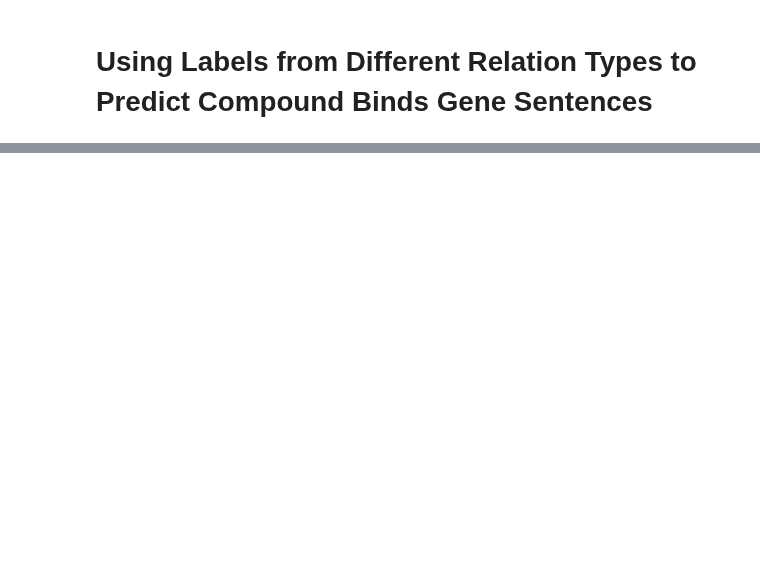
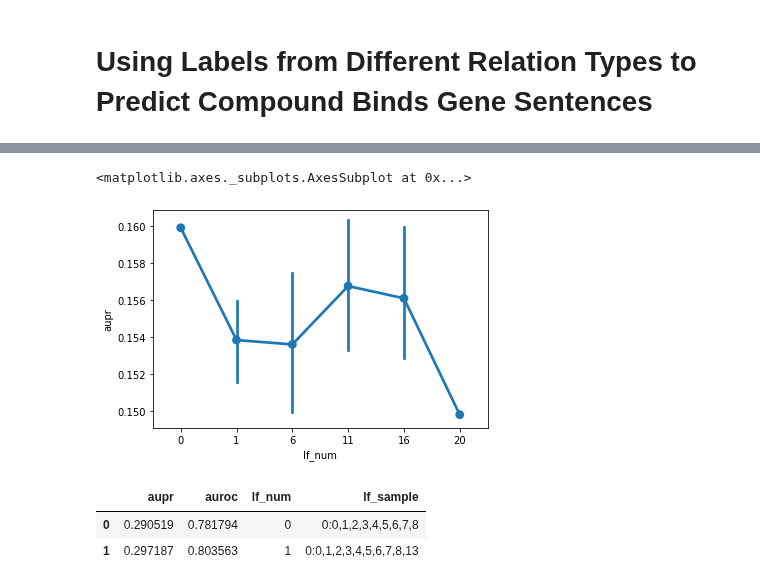
Before and after one commit to greenelab/snorkeling, a Jupyter notebook: compound_gene/compound_binds_gene/label_sampling_experiment/label_sampling_experiment.ipynb, the cells around one changed output, grey strips where cells are left out. Cells and saved outputs as stored; diff of their text form; code cells hidden in the pictures; blank space fills up the shorter version.

```diff
--- a/compound_gene/compound_binds_gene/label_sampling_experiment/label_sampling_experiment.ipynb
+++ b/compound_gene/compound_binds_gene/label_sampling_experiment/label_sampling_experiment.ipynb
@@ -815,0 +184,13 @@ test_all_marginals_df.to_csv(
+# %%
+sns.pointplot(x='lf_num', y='aupr', data=dev_full_results_df)
+# %% [output]
+<matplotlib.axes._subplots.AxesSubplot at 0x...>
+[figure, added]
+# %%
+test_full_results_df = pd.concat([test_baseline_df] + test_records).reset_index(drop=True)
+test_full_results_df.to_csv("results/CbG/results/test_sampled_results.tsv", index=False, sep="\t")
+test_full_results_df.head(2)
+# %% [output]
+|  | aupr | auroc | lf_num | lf_sample |
+| 0 | 0.290519 | 0.781794 | 0 | 0:0,1,2,3,4,5,6,7,8 |
+| 1 | 0.297187 | 0.803563 | 1 | 0:0,1,2,3,4,5,6,7,8,13 |
```
Also changed, not shown: parts of 158 cells of this notebook, 20 other files.
